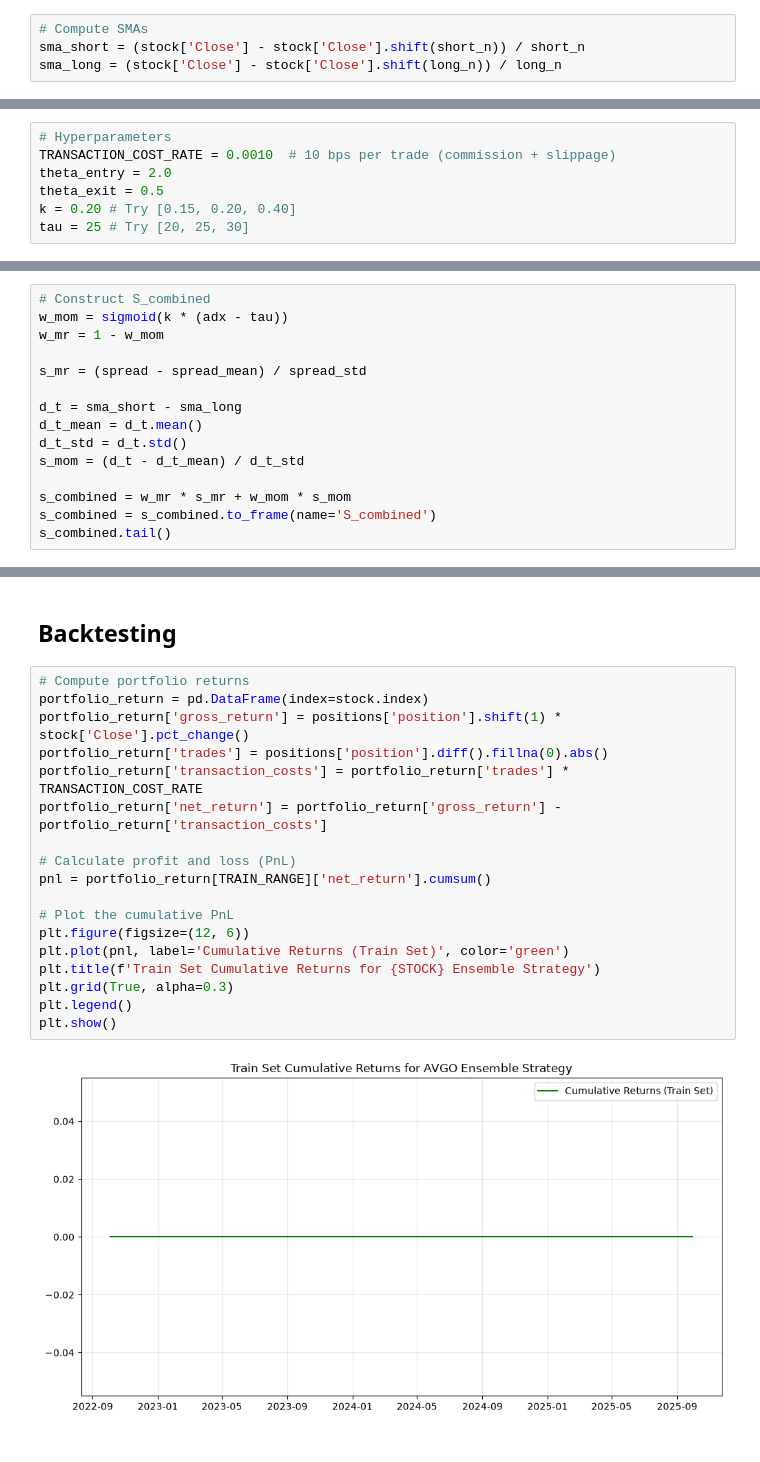
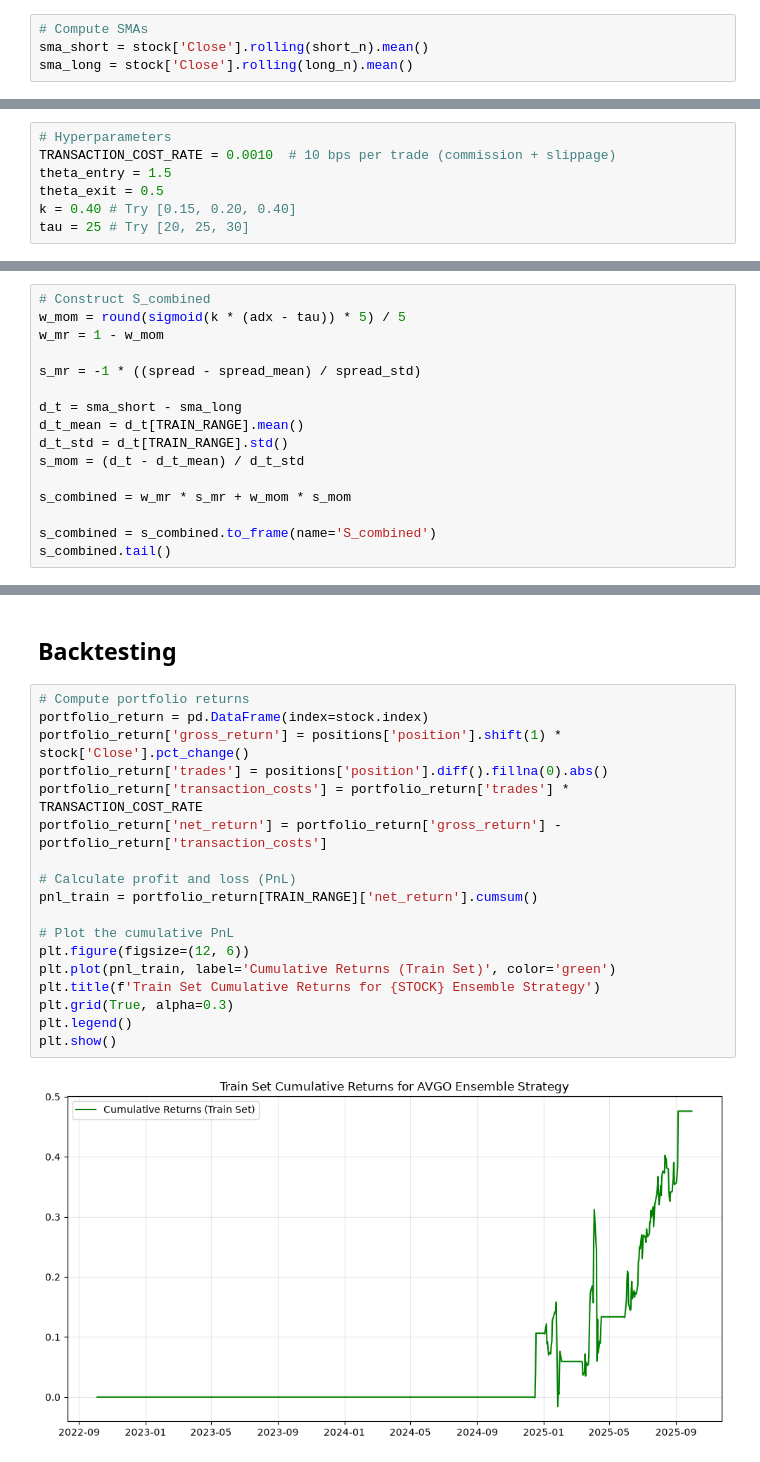
Before and after one commit to 01Joseph-Hwang10/quantitative-trading-exercise, a Jupyter notebook: notebooks/ensemble_strategy.ipynb, the cells around one changed output, grey strips where cells are left out. Cells and saved outputs as stored; diff of their text form.

```diff
--- a/notebooks/ensemble_strategy.ipynb
+++ b/notebooks/ensemble_strategy.ipynb
@@ -97,8 +96,8 @@ short_n = 20
 long_n = 60
 # %%
 # Compute SMAs
-sma_short = (stock['Close'] - stock['Close'].shift(short_n)) / short_n
-sma_long = (stock['Close'] - stock['Close'].shift(long_n)) / long_n
+sma_short = stock['Close'].rolling(short_n).mean()
+sma_long = stock['Close'].rolling(long_n).mean()
 # %% [markdown]
 # Combine: Ensemble of MR and MOM
 
@@ -152,9 +151,9 @@ where:
 # %%
 # Hyperparameters
 TRANSACTION_COST_RATE = 0.0010  # 10 bps per trade (commission + slippage)
-theta_entry = 2.0
+theta_entry = 1.5
 theta_exit = 0.5
-k = 0.20 # Try [0.15, 0.20, 0.40]
+k = 0.40 # Try [0.15, 0.20, 0.40]
 tau = 25 # Try [20, 25, 30]
 # %%
 def sigmoid(x):
@@ -173,16 +175,17 @@ dtype: float64
 # %%
 # Construct S_combined
-w_mom = sigmoid(k * (adx - tau))
+w_mom = round(sigmoid(k * (adx - tau)) * 5) / 5
 w_mr = 1 - w_mom
 
-s_mr = (spread - spread_mean) / spread_std
+s_mr = -1 * ((spread - spread_mean) / spread_std)
 
 d_t = sma_short - sma_long
-d_t_mean = d_t.mean()
-d_t_std = d_t.std()
+d_t_mean = d_t[TRAIN_RANGE].mean()
+d_t_std = d_t[TRAIN_RANGE].std()
 s_mom = (d_t - d_t_mean) / d_t_std
 
 s_combined = w_mr * s_mr + w_mom * s_mom
+
 s_combined = s_combined.to_frame(name='S_combined')
 s_combined.tail()
 # %% [output]
@@ -233,20 +244,20 @@ positions.head()
 # %%
 # Compute portfolio returns
 portfolio_return = pd.DataFrame(index=stock.index)
 portfolio_return['gross_return'] = positions['position'].shift(1) * stock['Close'].pct_change()
 portfolio_return['trades'] = positions['position'].diff().fillna(0).abs()
 portfolio_return['transaction_costs'] = portfolio_return['trades'] * TRANSACTION_COST_RATE
 portfolio_return['net_return'] = portfolio_return['gross_return'] - portfolio_return['transaction_costs']
 
 # Calculate profit and loss (PnL)
-pnl = portfolio_return[TRAIN_RANGE]['net_return'].cumsum()
+pnl_train = portfolio_return[TRAIN_RANGE]['net_return'].cumsum()
 
 # Plot the cumulative PnL
 plt.figure(figsize=(12, 6))
-plt.plot(pnl, label='Cumulative Returns (Train Set)', color='green')
+plt.plot(pnl_train, label='Cumulative Returns (Train Set)', color='green')
 plt.title(f'Train Set Cumulative Returns for {STOCK} Ensemble Strategy')
 plt.grid(True, alpha=0.3)
 plt.legend()
 plt.show()
 # %% [output]
-[figure, old version]
+[figure, new version]
```
Also changed, not shown: parts of 10 cells of this notebook, 1 other file.
